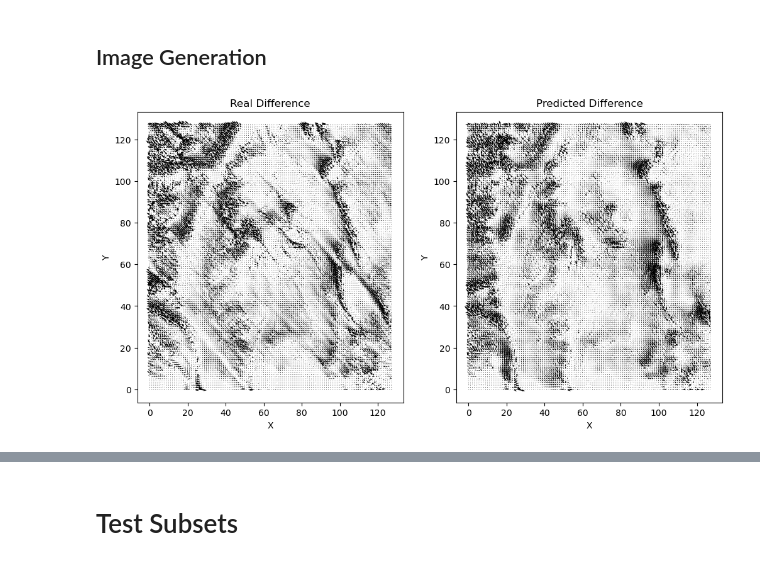
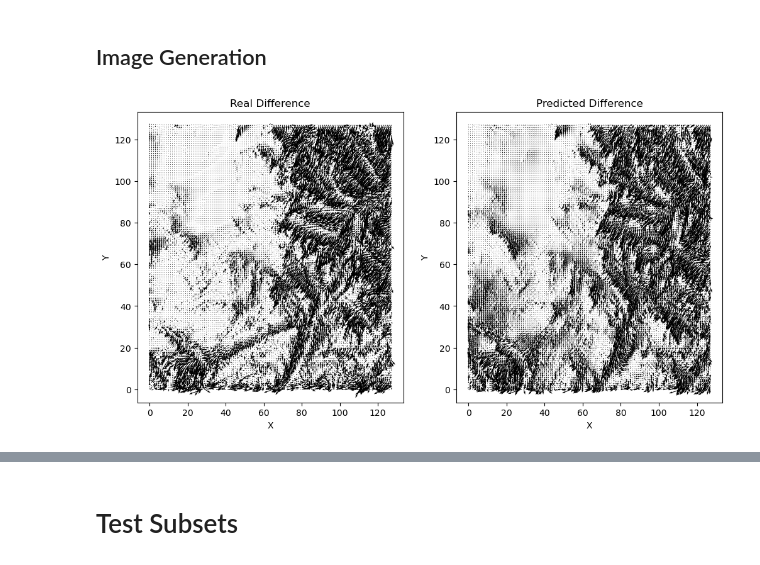
Before and after one commit to janehousley/WindflowPrediction, a Jupyter notebook: WindNinjaCNN.ipynb, the cells around one changed output, grey strips where cells are left out. Saved outputs shown, nothing was run; the diff lists cells and outputs as text; code cells hidden in the pictures.

Commit message:
wrote image generation functions for neural network

```diff
--- a/WindNinjaCNN.ipynb
+++ b/WindNinjaCNN.ipynb
@@ -510,7 +512,7 @@ for file_num in range(4,30):
                 continue
             # Load data for this file
             U_diff, V_diff, ssim = get_mass_momentum_diff(file_num, wind_direction_file=wind_direction_file, wind_direction_folder=wind_direction_folder, vegetation_type = vegetation_type, plot=False)
-            ssims.append(ssim)
+            annotated_test_ssims.append(ssim)
             elevation = get_elevation_file(file_num)
             U_mass, V_mass = get_mass_grid(file_num, wind_direction_file=wind_direction_file, wind_direction_folder=wind_direction_folder, vegetation_type=vegetation_type)
 
@@ -977,30 +979,37 @@ medium_model_annotated.fit(X_train_annotated, y_train_annotated, epochs=50, batc
 # %% [markdown]
 ## Image Generation
 # %%
-i = 50
+def generate_difference_image(i=0):
+    if i >= y_test.shape[0]:
+        print("i is too large")
+        return
 
-U_diff_test = y_test[i, :, :, 0]
-V_diff_test = y_test[i, :, :, 1]
+    U_diff_test = y_test[i, :, :, 0]
+    V_diff_test = y_test[i, :, :, 1]
 
-U_diff_pred = large_model_predictions[i, :, :, 0]
-V_diff_pred = large_model_predictions[i, :, :, 1]
+    U_diff_pred = large_model_predictions[i, :, :, 0]
+    V_diff_pred = large_model_predictions[i, :, :, 1]
 
 
-fig = plt.figure(figsize=(12,6))
+    fig = plt.figure(figsize=(12,6))
 
-ax1 = fig.add_subplot(121)
-ax2 = fig.add_subplot(122)
+    ax1 = fig.add_subplot(121)
+    ax2 = fig.add_subplot(122)
 
-ax1.quiver(U_diff_test, -V_diff_test, scale=300, color="black")
-ax1.set_title("Real Difference")
-ax1.set_xlabel('X')
-ax1.set_ylabel("Y")
+    ax1.quiver(U_diff_test, -V_diff_test, scale=300, color="black")
+    ax1.set_title("Real Difference")
+    ax1.set_xlabel('X')
+    ax1.set_ylabel("Y")
 
-ax2.quiver(U_diff_pred, -V_diff_pred, scale=300, color="black")
-ax2.set_title("Predicted Difference")
-ax2.set_xlabel('X')
-ax2.set_ylabel("Y")
+    ax2.quiver(U_diff_pred, -V_diff_pred, scale=300, color="black")
+    ax2.set_title("Predicted Difference")
+    ax2.set_xlabel('X')
+    ax2.set_ylabel("Y")
 
-plt.show()
+    plt.show()
+
+
+
+generate_difference_image(45)
 # %% [output]
-[figure, old version]
+[figure, new version]
```
Also changed, not shown: parts of 9 cells of this notebook.
